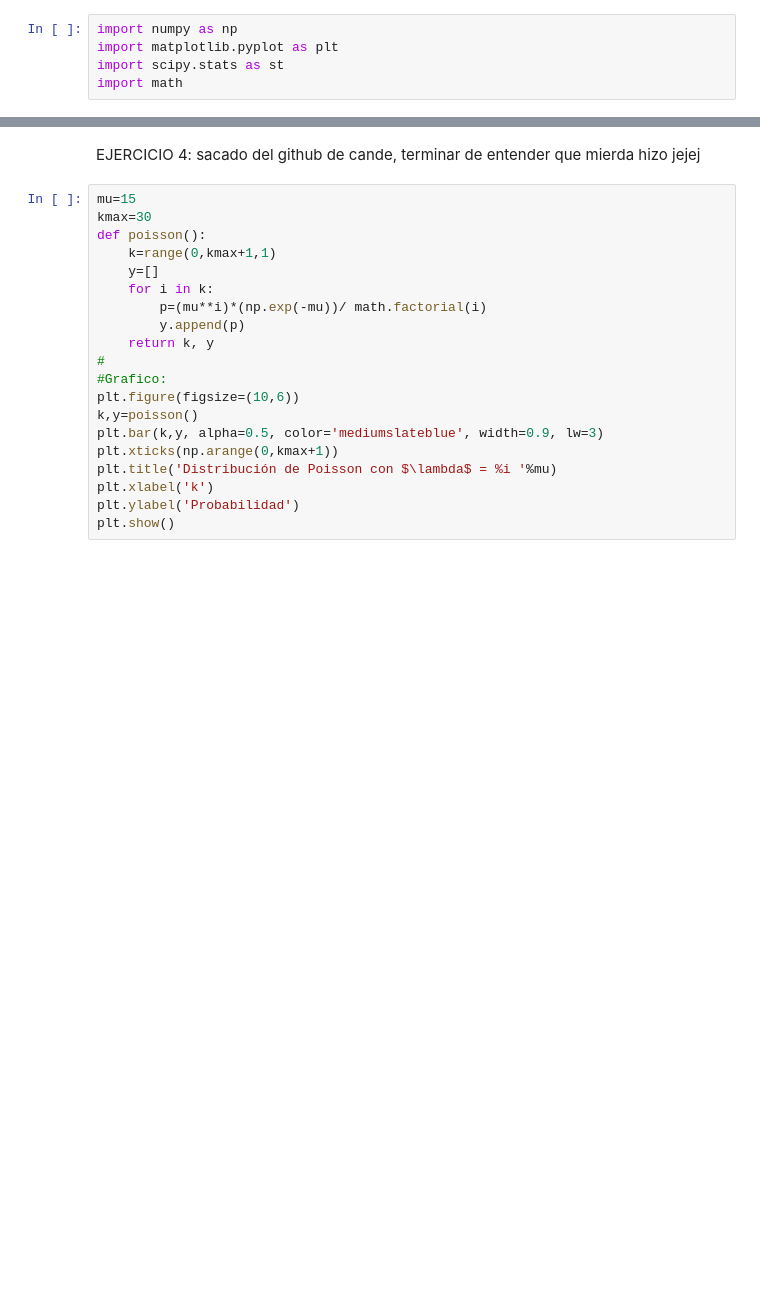
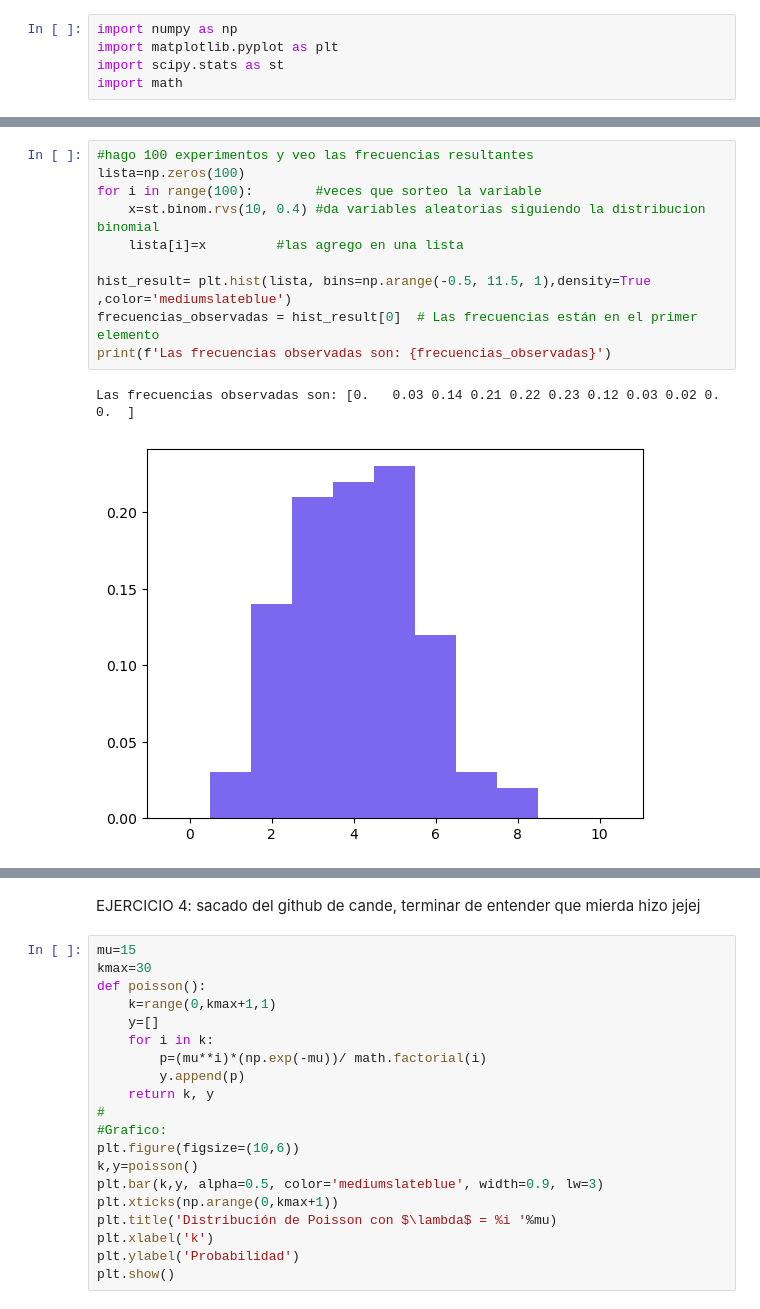
Before and after one commit to shulypuddu/astrometria, a Jupyter notebook: practico_2/pr2.ipynb, the cells around one changed output, grey strips where cells are left out. Cells and saved outputs as stored; diff of their text form; blank space fills up the shorter version.

```diff
--- a/practico_2/pr2.ipynb
+++ b/practico_2/pr2.ipynb
@@ -50,0 +59,13 @@ var = varianza(datos)
+# %%
+#hago 100 experimentos y veo las frecuencias resultantes
+lista=np.zeros(100)
+for i in range(100):        #veces que sorteo la variable
+    x=st.binom.rvs(10, 0.4) #da variables aleatorias siguiendo la distribucion binomial
+    lista[i]=x         #las agrego en una lista
+
+hist_result= plt.hist(lista, bins=np.arange(-0.5, 11.5, 1),density=True ,color='mediumslateblue')
+frecuencias_observadas = hist_result[0]  # Las frecuencias están en el primer elemento
+print(f'Las frecuencias observadas son: {frecuencias_observadas}')
+# %% [output]
+Las frecuencias observadas son: [0.   0.03 0.14 0.21 0.22 0.23 0.12 0.03 0.02 0.   0.  ]
+[figure, added]
```
Also changed, not shown: parts of 4 cells of this notebook, 10 other files.
